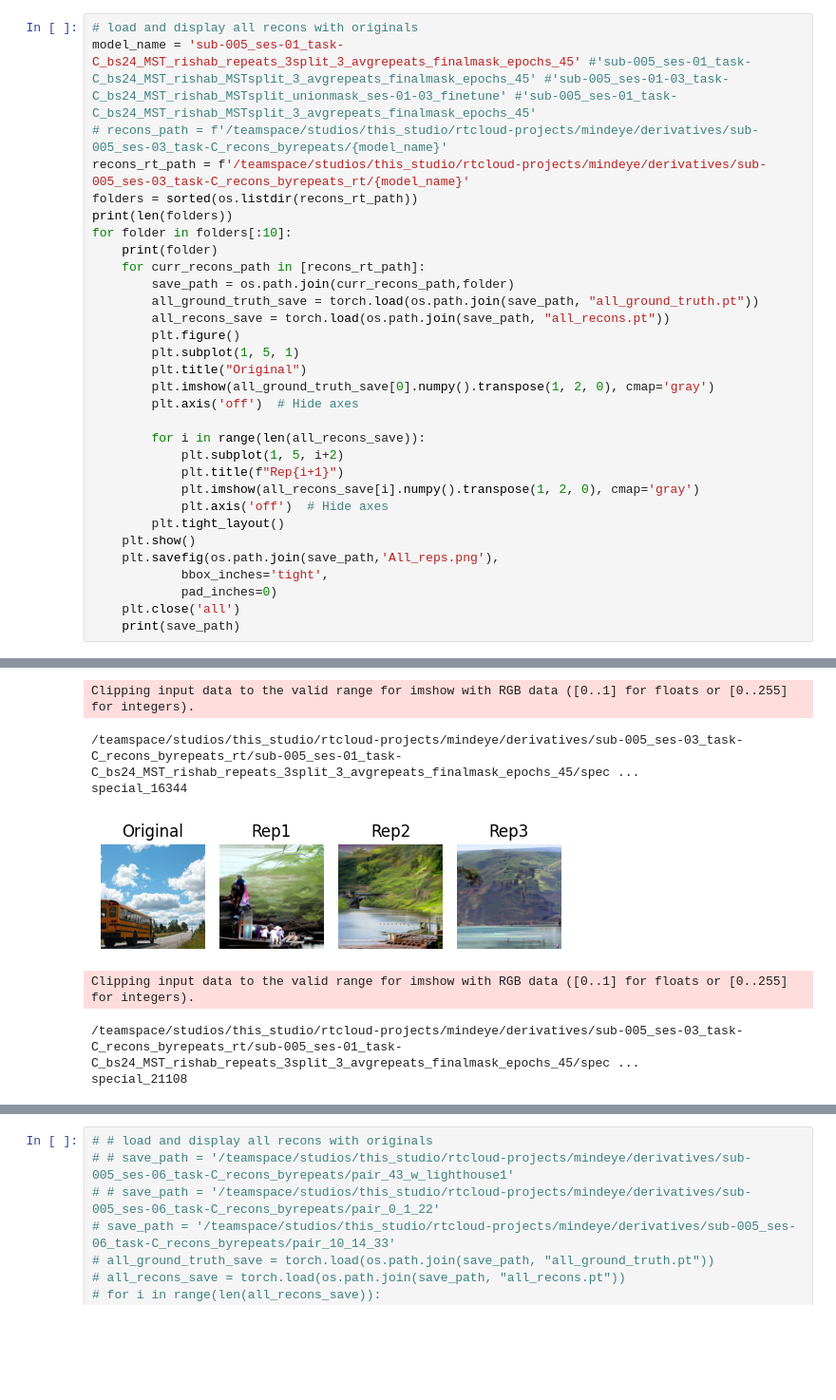
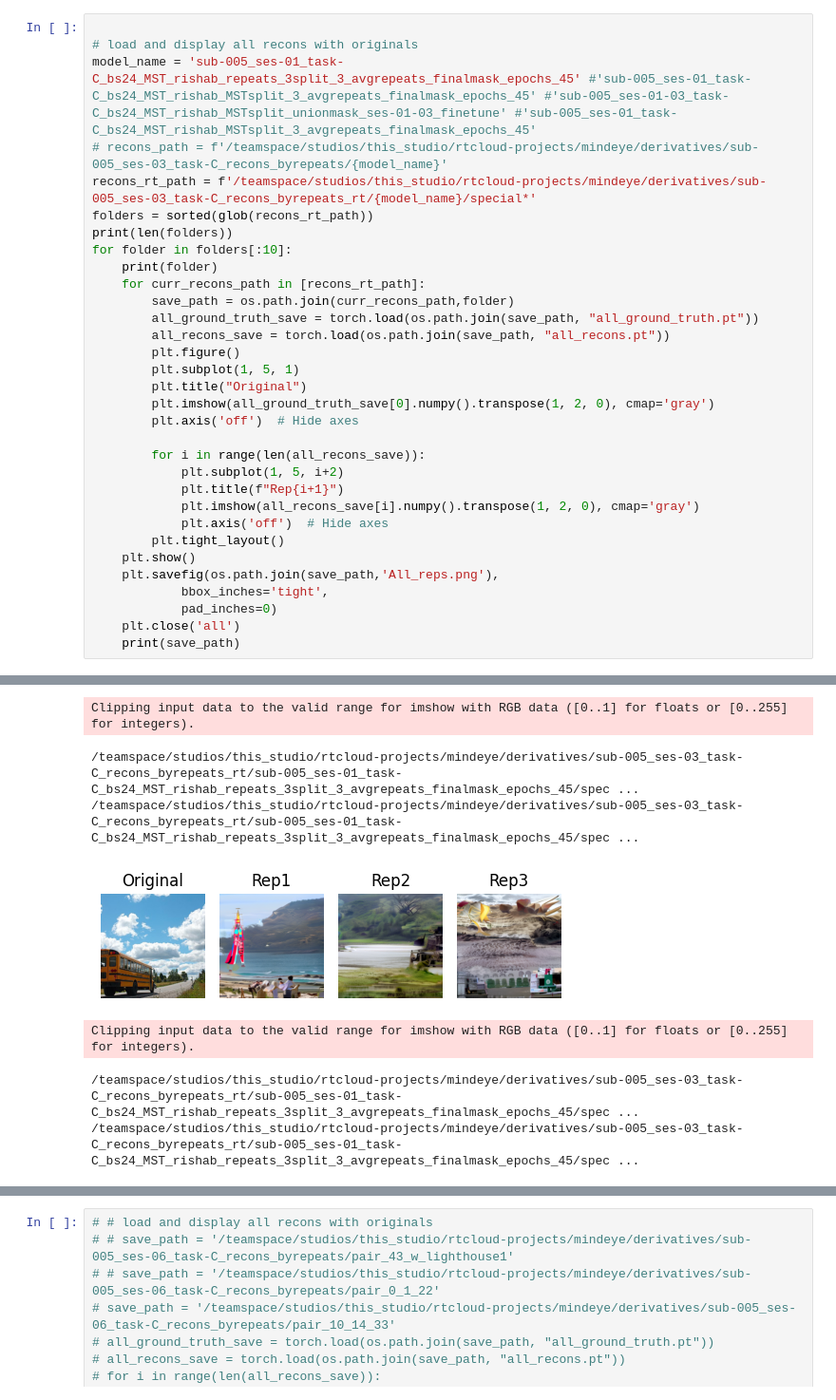
Before and after one commit to cindyhfls/rtcloud-projects, a Jupyter notebook: mindeye/scripts/plot_mindeye_recons.ipynb, the cells around one changed output, grey strips where cells are left out. Shown: that part at 95% size. Drawn from its saved outputs; the diff is of its cells as text; blank space fills up the shorter version.

Commit message:
edits to plotting

```diff
--- a/mindeye/scripts/plot_mindeye_recons.ipynb
+++ b/mindeye/scripts/plot_mindeye_recons.ipynb
@@ -7,9 +11,10 @@ warnings.filterwarnings('ignore', category=UserWarning, message='.*Clipping inpu
 # %%
+
 # load and display all recons with originals
 model_name = 'sub-005_ses-01_task-C_bs24_MST_rishab_repeats_3split_3_avgrepeats_finalmask_epochs_45' #'sub-005_ses-01_task-C_bs24_MST_rishab_MSTsplit_3_avgrepeats_finalmask_epochs_45' #'sub-005_ses-01-03_task-C_bs24_MST_rishab_MSTsplit_unionmask_ses-01-03_finetune' #'sub-005_ses-01_task-C_bs24_MST_rishab_MSTsplit_3_avgrepeats_finalmask_epochs_45'
 # recons_path = f'/teamspace/studios/this_studio/rtcloud-projects/mindeye/derivatives/sub-005_ses-03_task-C_recons_byrepeats/{model_name}'
-recons_rt_path = f'/teamspace/studios/this_studio/rtcloud-projects/mindeye/derivatives/sub-005_ses-03_task-C_recons_byrepeats_rt/{model_name}'
-folders = sorted(os.listdir(recons_rt_path))
+recons_rt_path = f'/teamspace/studios/this_studio/rtcloud-projects/mindeye/derivatives/sub-005_ses-03_task-C_recons_byrepeats_rt/{model_name}/special*'
+folders = sorted(glob(recons_rt_path))
 print(len(folders))
 for folder in folders[:10]:
     print(folder)
@@ -49,7 +55,7 @@ special_15364
 Clipping input data to the valid range for imshow with RGB data ([0..1] for floats or [0..255] for integers).
 /teamspace/studios/this_studio/rtcloud-projects/mindeye/derivatives/sub-005_ses-03_task-C_recons_byrepeats_rt/sub-005_ses-01_task-C_bs24_MST_rishab_repeats_3split_3_avgrepeats_finalmask_epochs_45/spec ...
-special_16344
+/teamspace/studios/this_studio/rtcloud-projects/mindeye/derivatives/sub-005_ses-03_task-C_recons_byrepeats_rt/sub-005_ses-01_task-C_bs24_MST_rishab_repeats_3split_3_avgrepeats_finalmask_epochs_45/spec ...
-[figure, old version]
+[figure, new version]
 Clipping input data to the valid range for imshow with RGB data ([0..1] for floats or [0..255] for integers).
 /teamspace/studios/this_studio/rtcloud-projects/mindeye/derivatives/sub-005_ses-03_task-C_recons_byrepeats_rt/sub-005_ses-01_task-C_bs24_MST_rishab_repeats_3split_3_avgrepeats_finalmask_epochs_45/spec ...
-special_21108
+/teamspace/studios/this_studio/rtcloud-projects/mindeye/derivatives/sub-005_ses-03_task-C_recons_byrepeats_rt/sub-005_ses-01_task-C_bs24_MST_rishab_repeats_3split_3_avgrepeats_finalmask_epochs_45/spec ...
```
Also changed, not shown: parts of 3 cells of this notebook, 1 other file.
